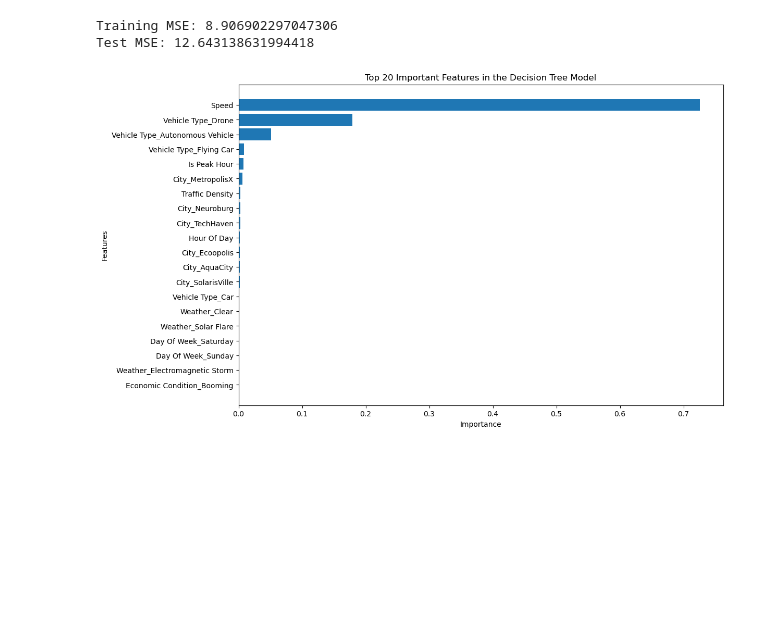
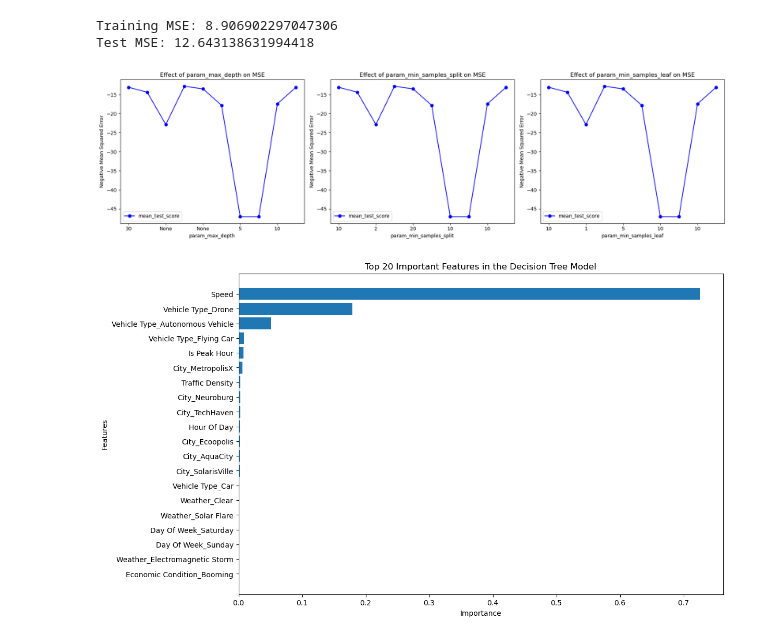
Before and after one commit to zoe-becker/ML-Traffic-Analysis, a Jupyter notebook: ProjectProgress.ipynb, the cells around one changed output. Cells and saved outputs as stored; diff of their text form; code cells hidden in the pictures; blank space fills up the shorter version.

Commit message:
added a plot for MSE for differnet values for tuning

```diff
--- a/ProjectProgress.ipynb
+++ b/ProjectProgress.ipynb
@@ -676,6 +676,21 @@ print("Test MSE:", test_mse)
 # %% [output]
 Training MSE: 8.906902297047306
 Test MSE: 12.643138631994418
+# %%
+results = pd.DataFrame(random_search.cv_results_)
+fig, ax = plt.subplots(1, 3, figsize=(18, 5))
+
+# Plotting each parameter's impact on the model's performance
+for i, param in enumerate(['param_max_depth', 'param_min_samples_split', 'param_min_samples_leaf']):
+    results.plot(x=param, y='mean_test_score', ax=ax[i], marker='o', linestyle='-', color='b')
+    ax[i].set_title(f'Effect of {param} on MSE')
+    ax[i].set_xlabel(f'{param}')
+    ax[i].set_ylabel('Negative Mean Squared Error')
+
+plt.tight_layout()
+plt.show()
+# %% [output]
+[figure, added]
 # %%
 feature_importances = best_model.feature_importances_
 
```
